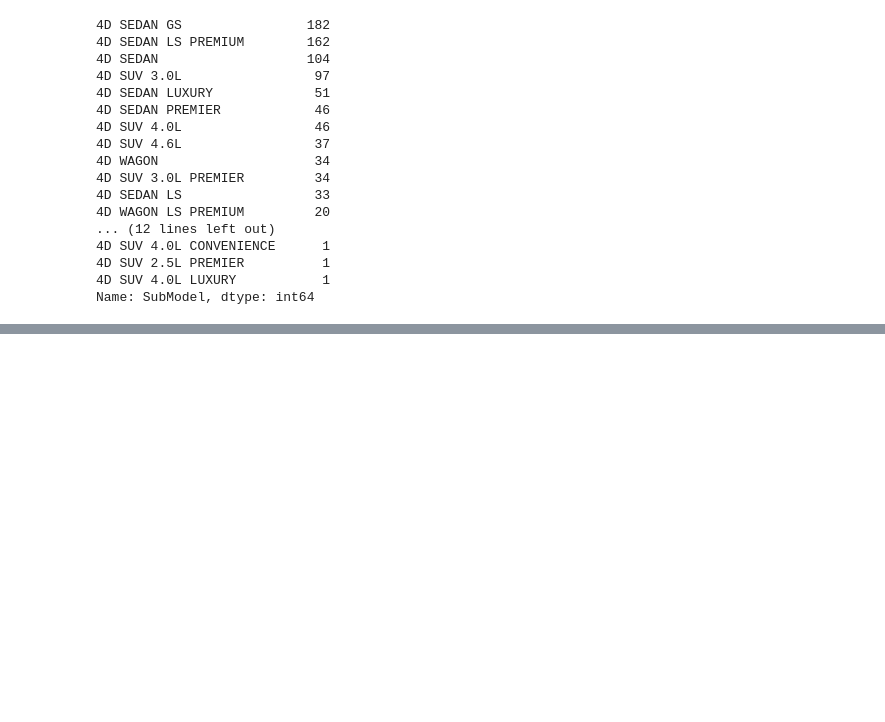
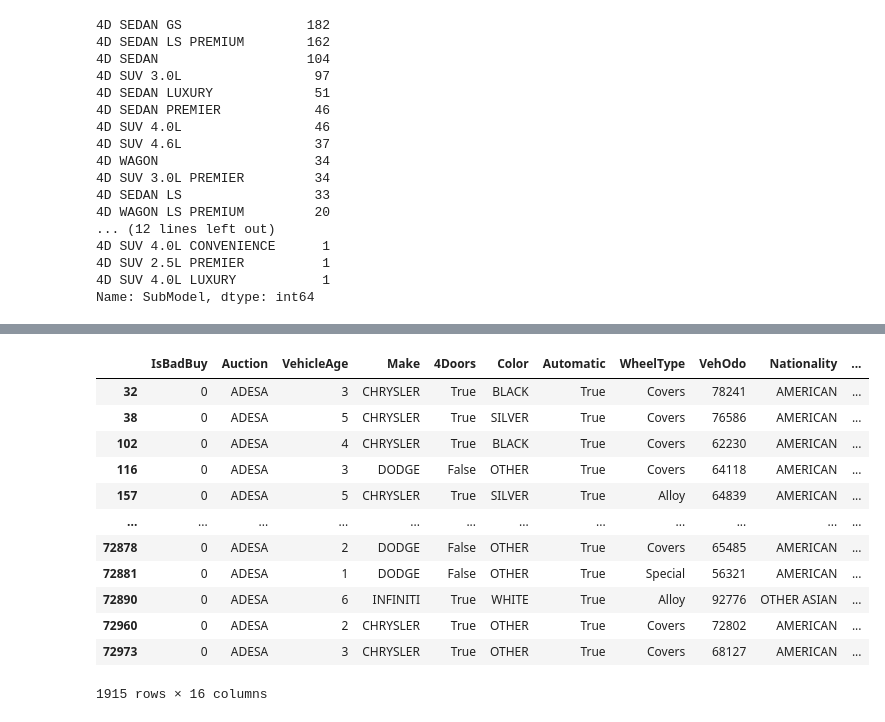
Before and after one commit to NemanjaGojkovic/Predikcija_pogodnosti_kupovine_automobila, a Jupyter notebook: masinsko-ucenje-3-domaci.ipynb, the cells around one changed output, grey strips where cells are left out. Saved outputs shown, nothing was run; the diff lists cells and outputs as text; code cells hidden in the pictures; blank space fills up the shorter version.

```diff
--- a/masinsko-ucenje-3-domaci.ipynb
+++ b/masinsko-ucenje-3-domaci.ipynb
@@ -560,0 +573,25 @@ dtype: int64
+# %%
+car_data.SubModel=car_data.SubModel.str.contains('4D')
+# %%
+car_data=car_data.rename(columns={'SubModel' : '4Doors'})
+# %%
+car_data.Color=car_data.Color.apply(lambda x: 'OTHER' if x not in ['SILVER', 'BLACK', 'WHITE'] else x)
+# %%
+car_data.Transmission=car_data.Transmission.str.contains('AUTO')
+car_data=car_data.rename(columns={'Transmission' : 'Automatic'})
+# %%
+car_data[car_data.Size=='SPECIALTY']
+# %% [output]
+|  | IsBadBuy | Auction | VehicleAge | Make | 4Doors | Color | Automatic | WheelType | VehOdo | Nationality | ... |
+| 32 | 0 | ADESA | 3 | CHRYSLER | True | BLACK | True | Covers | 78241 | AMERICAN | ... |
+| 38 | 0 | ADESA | 5 | CHRYSLER | True | SILVER | True | Covers | 76586 | AMERICAN | ... |
+| 102 | 0 | ADESA | 4 | CHRYSLER | True | BLACK | True | Covers | 62230 | AMERICAN | ... |
+| 116 | 0 | ADESA | 3 | DODGE | False | OTHER | True | Covers | 64118 | AMERICAN | ... |
+| 157 | 0 | ADESA | 5 | CHRYSLER | True | SILVER | True | Alloy | 64839 | AMERICAN | ... |
+| ... | ... | ... | ... | ... | ... | ... | ... | ... | ... | ... | ... |
+| 72878 | 0 | ADESA | 2 | DODGE | False | OTHER | True | Covers | 65485 | AMERICAN | ... |
+| 72881 | 0 | ADESA | 1 | DODGE | False | OTHER | True | Special | 56321 | AMERICAN | ... |
+| 72890 | 0 | ADESA | 6 | INFINITI | True | WHITE | True | Alloy | 92776 | OTHER ASIAN | ... |
+| 72960 | 0 | ADESA | 2 | CHRYSLER | True | OTHER | True | Covers | 72802 | AMERICAN | ... |
+| 72973 | 0 | ADESA | 3 | CHRYSLER | True | OTHER | True | Covers | 68127 | AMERICAN | ... |
+1915 rows × 16 columns
```
Also changed, not shown: parts of 21 cells of this notebook.
